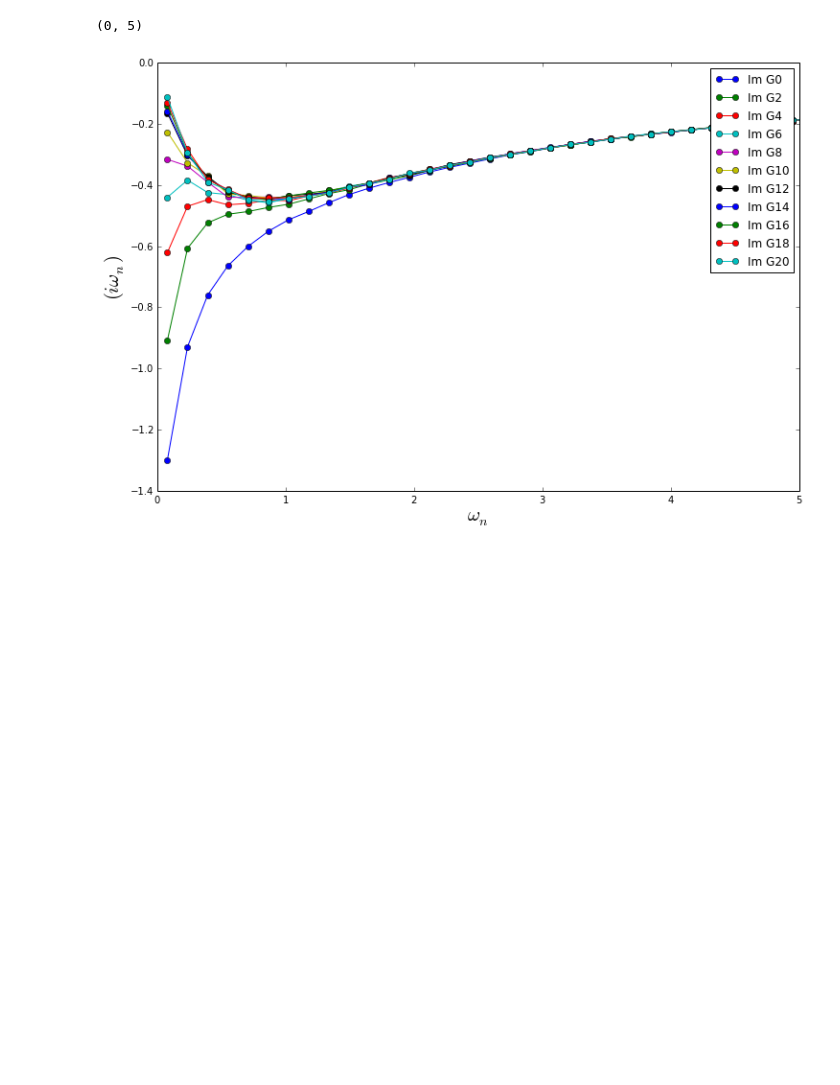
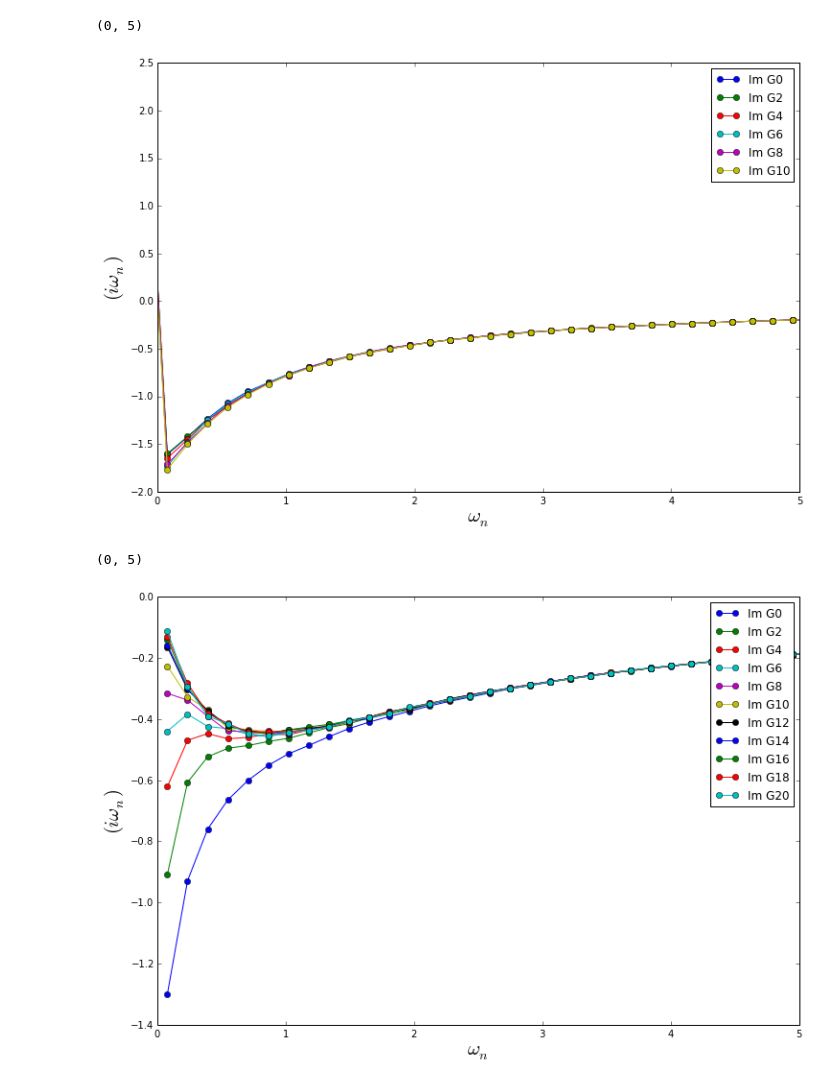
Before and after one commit to henhans/ctint_tutorial, a Jupyter notebook: examples/dmft_bethe.ipynb, the cells around one changed output. Saved outputs shown, nothing was run; the diff lists cells and outputs as text; code cells hidden in the pictures; blank space fills up the shorter version.

```diff
--- a/examples/dmft_bethe.ipynb
+++ b/examples/dmft_bethe.ipynb
@@ -13,7 +13,7 @@ beta = 40.0        # Inverse temperature
 n_iw = 128         # Number of Matsubara frequencies
 n_cycles = 10000   # Number of MC cycles
 delta = 0.1        # delta parameter
-n_iterations = 21  # Number of DMFT iterations
+n_iterations = 11#21  # Number of DMFT iterations
 
 S = CtintSolver(beta, n_iw) # Initialize the solver
 
@@ -40,3 +40,14 @@ Starting on 1 Nodes at : 2014-10-22 18:06:12.886058
+# %%
+from pylab import *
+%matplotlib inline
+A = HDFArchive("dmft_bethe.output.h5",'r') # Open file
+n_iterations = A['n_iterations'] # Load a parameter
+for it in range(n_iterations): # Use parameter in the analysis
+ if not it%2: oplot(A['G%i'%it].imag, '-o', name='Im G%i'%it) # Plot every second result
+xlim(0,5)
+# %% [output]
+(0, 5)
+[figure, added]
 # %%
 A = HDFArchive("dmft_bethe.output.h5",'r') # Open file
 n_iterations = A['n_iterations'] # Load a parameter
```
Also changed, not shown: parts of 1 cell of this notebook, 4 other files.
